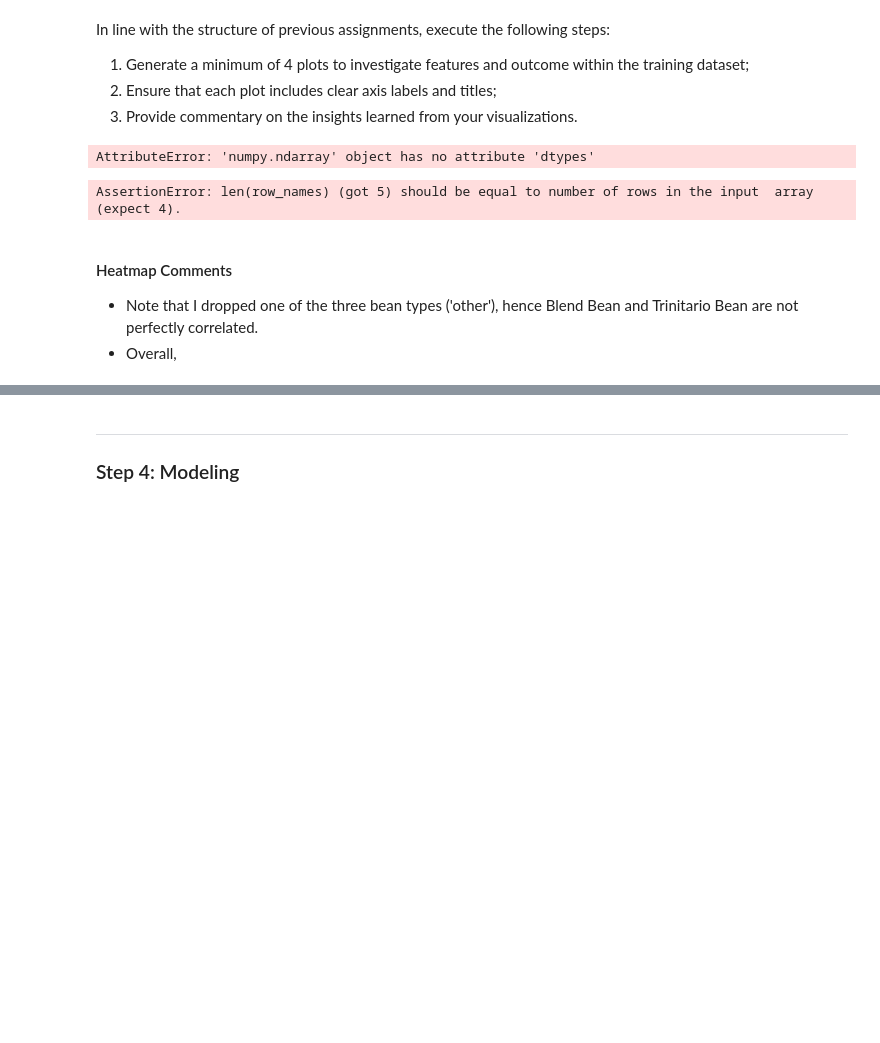
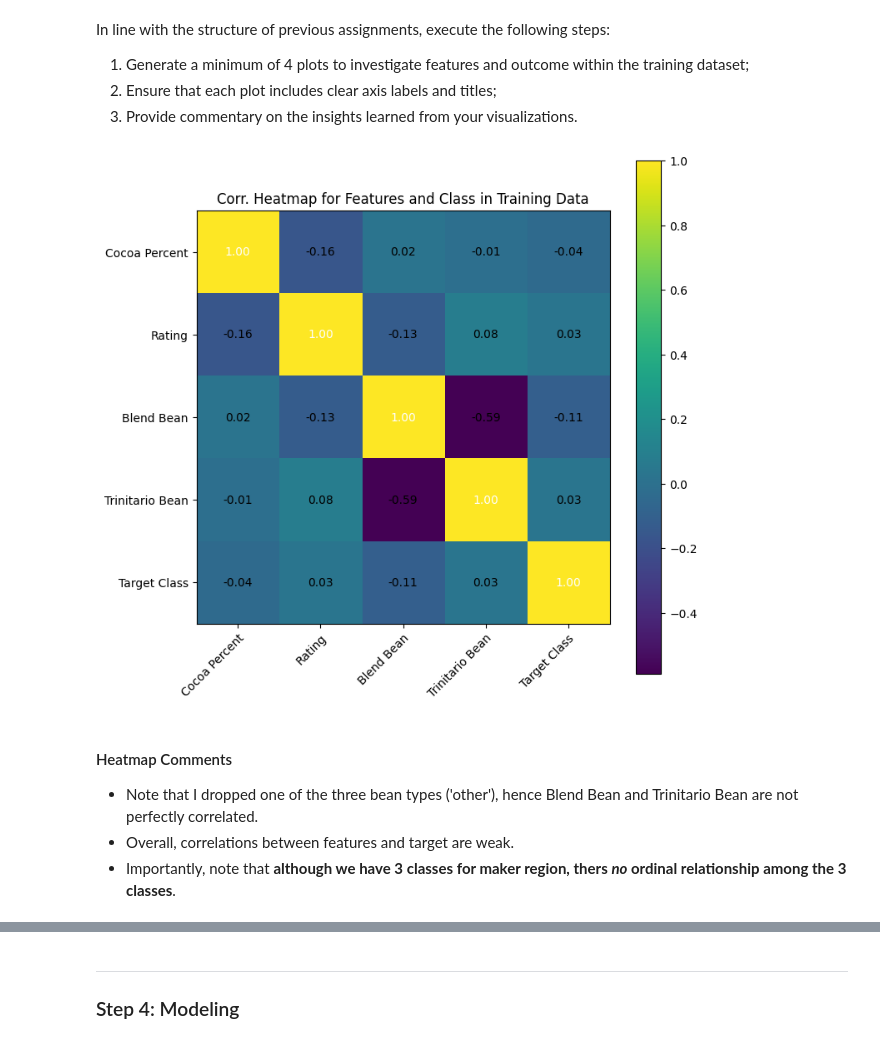
Before and after one commit to dabingougou/207, a Jupyter notebook: week5/05 Multiclass classification.ipynb, the cells around one changed output, grey strips where cells are left out. Drawn from its saved outputs; the diff is of its cells as text; code cells hidden in the pictures; blank space fills up the shorter version.

```diff
--- a/week5/05 Multiclass classification.ipynb
+++ b/week5/05 Multiclass classification.ipynb
@@ -638,41 +638,39 @@ In line with the structure of previous assignments, execute the following steps:
 3. Provide commentary on the insights learned from your visualizations.
 # %%
 
-Y_train_labels = np.argmax(Y_train, axis=1)
-Y_train_labels.shape
-
-cm = pd.DataFrame(X_train_scaled, Y_train_labels).corr().values
-cm
-type(Y_train_labels.dtypes)
+#type(Y_train_labels.dtypes)
-# %% [output]
-AttributeError: 'numpy.ndarray' object has no attribute 'dtypes'
 # %%
 
 # I put my own imports where they are first called intentionally
 from mlxtend.plotting import heatmap
 
+# Create a 1-d np array indicating class
+Y_train_labels = np.argmax(Y_train, axis=1)
+
+# Calculate correlation between target and all features
+cm = pd.concat([pd.DataFrame(X_train_scaled), pd.DataFrame(Y_train_labels)], axis=1).corr().values
+
 # Plot 1: heatmap for correlations between features
-Y_train_labels = np.argmax(Y_train, axis=1)
-cm = pd.DataFrame(X_train_scaled, Y_labels).corr().values
 fig, ax = heatmap(
     cm,
-    row_names=['Cocoa Percent', 'Rating', 'Blend Bean', 'Trinitario Bean', 'a'],
+    row_names=['Cocoa Percent', 'Rating', 'Blend Bean', 'Trinitario Bean', 'Target Class'],
 #    row_names=pd.DataFrame(X_train_scaled).columns,
-    column_names=['Cocoa Percent', 'Rating', 'Blend Bean', 'Trinitario Bean', 'a'],
+    column_names=['Cocoa Percent', 'Rating', 'Blend Bean', 'Trinitario Bean', 'Target Class'],
 #    column_names=pd.DataFrame(X_train_scaled).columns,
-    figsize=(6, 6)
+    figsize=(8, 8)
 )
 
-plt.title('Correlation Heatmap for Features in Training Data')
+plt.title('Corr. Heatmap for Features and Class in Training Data')
 plt.show()
 
 # Please see comments in the markdown cell below
 # %% [output]
-AssertionError: len(row_names) (got 5) should be equal to number of rows in the input  array (expect 4).
+[figure, added]
 # %% [markdown]
 #### Heatmap Comments
 
  - Note that I dropped one of the three bean types ('other'), hence Blend Bean and Trinitario Bean are not perfectly correlated.
- - Overall,
+ - Overall, correlations between features and target are weak.
+ - Importantly, note that **although we have 3 classes for maker region, thers *no* ordinal relationship among the 3 classes**.
 # %%
 # YOUR CODE HERE
```
Also changed, not shown: parts of 10 cells of this notebook.
